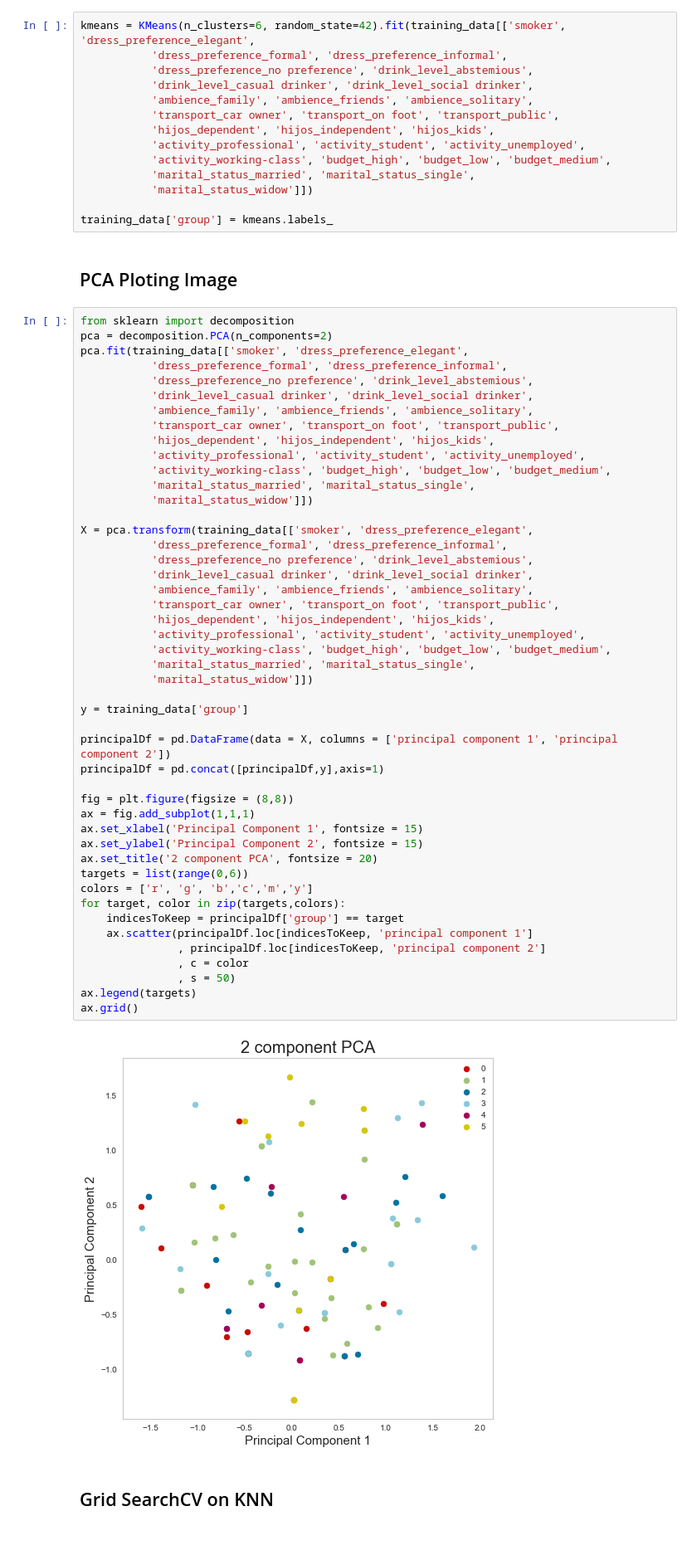
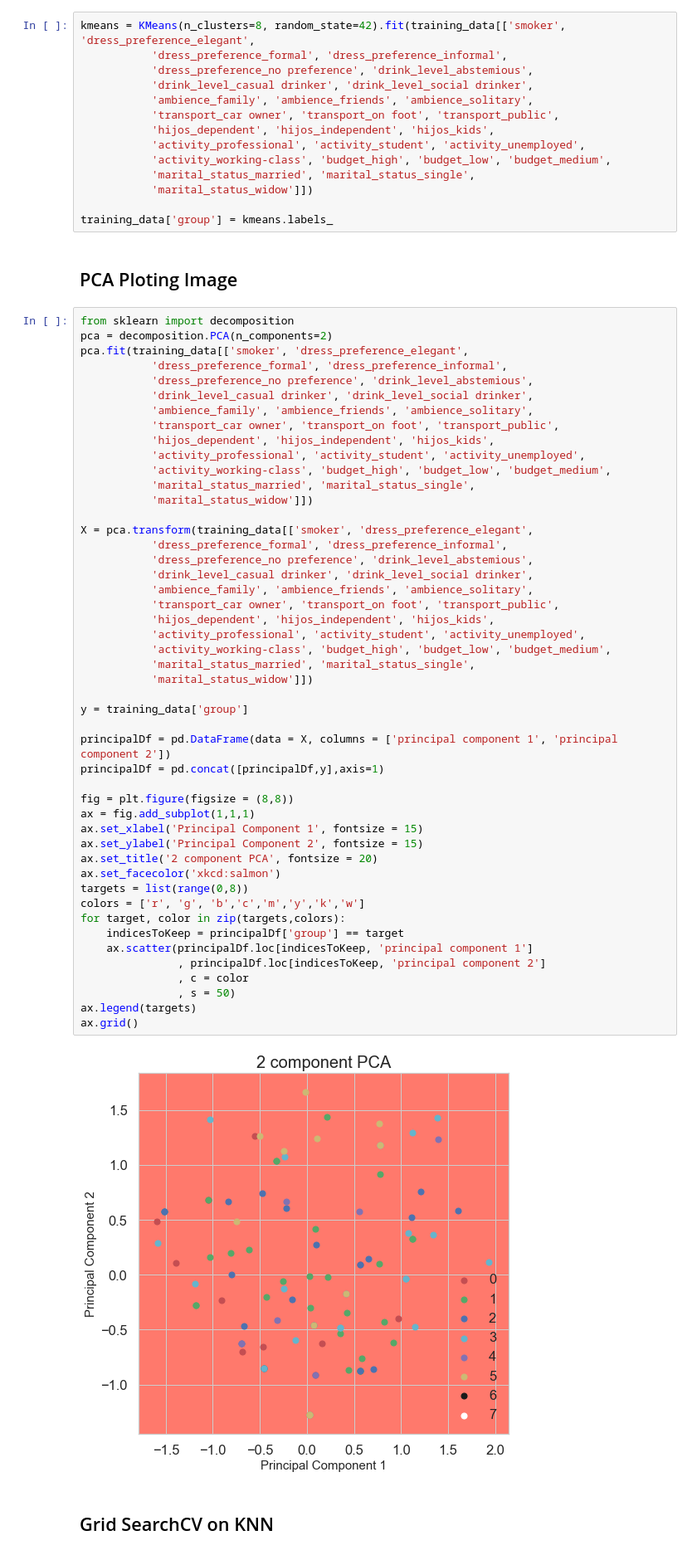
Before and after one commit to teknus/Anime-recommendation, a Jupyter notebook: model/Recomendador.ipynb, the cells around one changed output. Shown at 83% size. Cells and saved outputs as stored; diff of their text form.

```diff
--- a/model/Recomendador.ipynb
+++ b/model/Recomendador.ipynb
@@ -130,7 +131,7 @@ visualizer.poof()
 # %% [markdown]
 ## Labeling goups on users
 # %%
-kmeans = KMeans(n_clusters=6, random_state=42).fit(training_data[['smoker', 'dress_preference_elegant',
+kmeans = KMeans(n_clusters=8, random_state=42).fit(training_data[['smoker', 'dress_preference_elegant',
            'dress_preference_formal', 'dress_preference_informal',
            'dress_preference_no preference', 'drink_level_abstemious',
            'drink_level_casual drinker', 'drink_level_social drinker',
@@ -164,36 +165,37 @@ X = pca.transform(training_data[['smoker', 'dress_preference_elegant',
            'dress_preference_formal', 'dress_preference_informal',
            'dress_preference_no preference', 'drink_level_abstemious',
            'drink_level_casual drinker', 'drink_level_social drinker',
            'ambience_family', 'ambience_friends', 'ambience_solitary',
            'transport_car owner', 'transport_on foot', 'transport_public',
            'hijos_dependent', 'hijos_independent', 'hijos_kids',
            'activity_professional', 'activity_student', 'activity_unemployed',
            'activity_working-class', 'budget_high', 'budget_low', 'budget_medium',
            'marital_status_married', 'marital_status_single',
            'marital_status_widow']])
 
 y = training_data['group']
 
 principalDf = pd.DataFrame(data = X, columns = ['principal component 1', 'principal component 2'])
 principalDf = pd.concat([principalDf,y],axis=1)
 
 fig = plt.figure(figsize = (8,8))
 ax = fig.add_subplot(1,1,1)
 ax.set_xlabel('Principal Component 1', fontsize = 15)
 ax.set_ylabel('Principal Component 2', fontsize = 15)
 ax.set_title('2 component PCA', fontsize = 20)
-targets = list(range(0,6))
-colors = ['r', 'g', 'b','c','m','y']
+ax.set_facecolor('xkcd:salmon')
+targets = list(range(0,8))
+colors = ['r', 'g', 'b','c','m','y','k','w']
 for target, color in zip(targets,colors):
     indicesToKeep = principalDf['group'] == target
     ax.scatter(principalDf.loc[indicesToKeep, 'principal component 1']
                , principalDf.loc[indicesToKeep, 'principal component 2']
                , c = color
                , s = 50)
 ax.legend(targets)
 ax.grid()
 # %% [output]
-[figure, old version]
+[figure, new version]
 # %% [markdown]
 ## Grid SearchCV on KNN
 # %%
```
Also changed, not shown: parts of 6 cells of this notebook, 1 other file.
